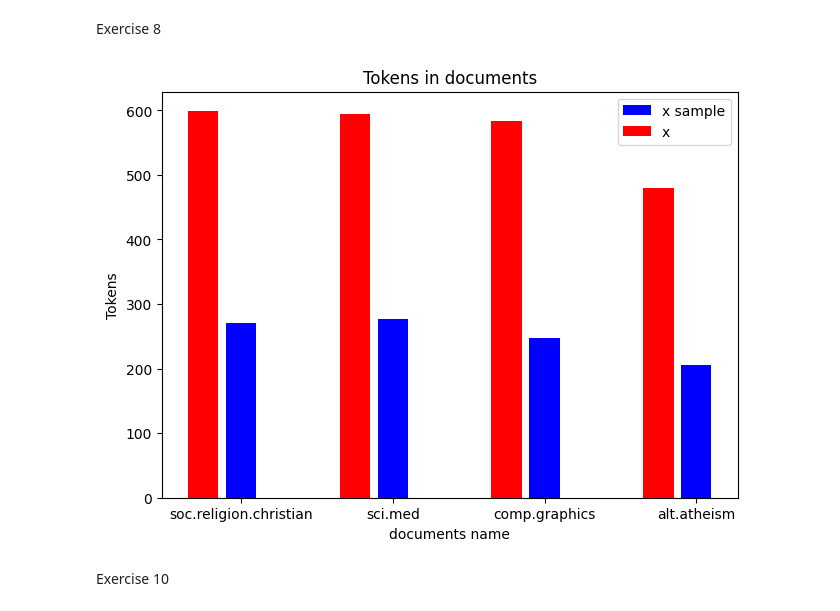
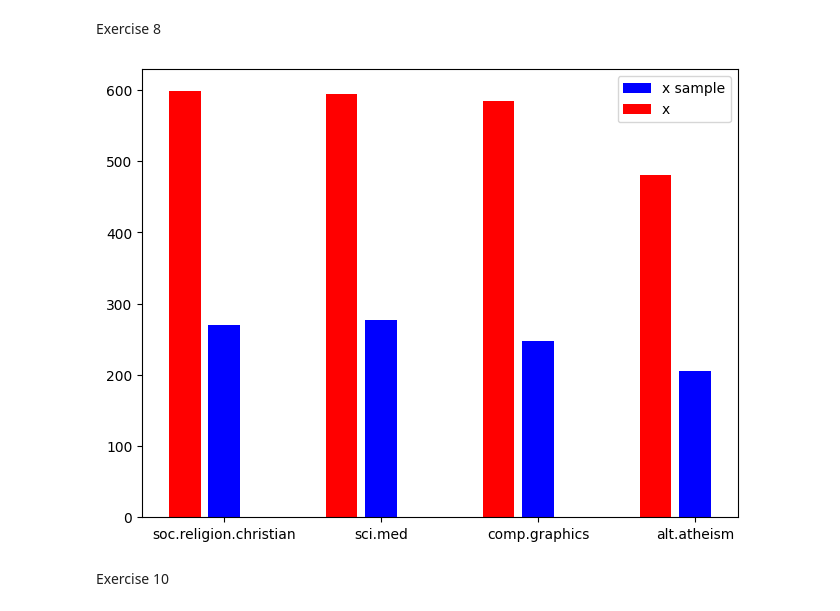
Before and after one commit to HuiXillya/DM2023-Lab1-Master, a Jupyter notebook: Homework/DM2023-Lab1-Homework.ipynb, the cells around one changed output. Drawn from its saved outputs; the diff is of its cells as text; code cells hidden in the pictures.

```diff
--- a/Homework/DM2023-Lab1-Homework.ipynb
+++ b/Homework/DM2023-Lab1-Homework.ipynb
@@ -93,26 +93,23 @@ Exercise 8
 # %%
 import seaborn as sns
 import matplotlib.pyplot as plt
 %matplotlib inline
 categories = [ 'soc.religion.christian', 'sci.med','comp.graphics', 'alt.atheism']
 t = X_sample.category_name.value_counts()
 vals = [t['soc.religion.christian'],t['sci.med'],t['comp.graphics'],t['alt.atheism']]
 fig, ax = plt.subplots(layout='constrained')
 t2 = X.category_name.value_counts()
 br1 = np.arange(len(categories))
 barWidth = 0.25
 br2 = [x + barWidth for x in br1]
 vals2 = [t2['soc.religion.christian'],t2['sci.med'],t2['comp.graphics'],t2['alt.atheism']]
 plt.bar(br2,vals,color='b',width=0.2, label ='x sample')
 plt.bar(br1,vals2,color='r',width=0.2,label ='x ')
-plt.xlabel("documents name")
-plt.ylabel("Tokens")
 plt.xticks([r + barWidth for r in range(len(categories))], categories)
-plt.title("Tokens in documents")
 plt.legend()
 plt.show()
 # %% [output]
-[figure, old version]
+[figure, new version]
 # %% [markdown]
 Exercise 10
 # %%
```
Also changed, not shown: parts of 28 cells of this notebook.
